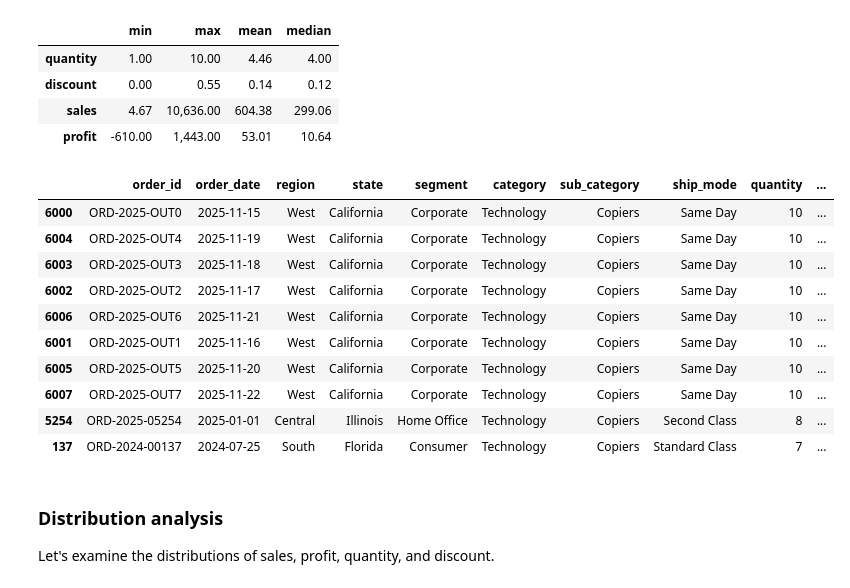
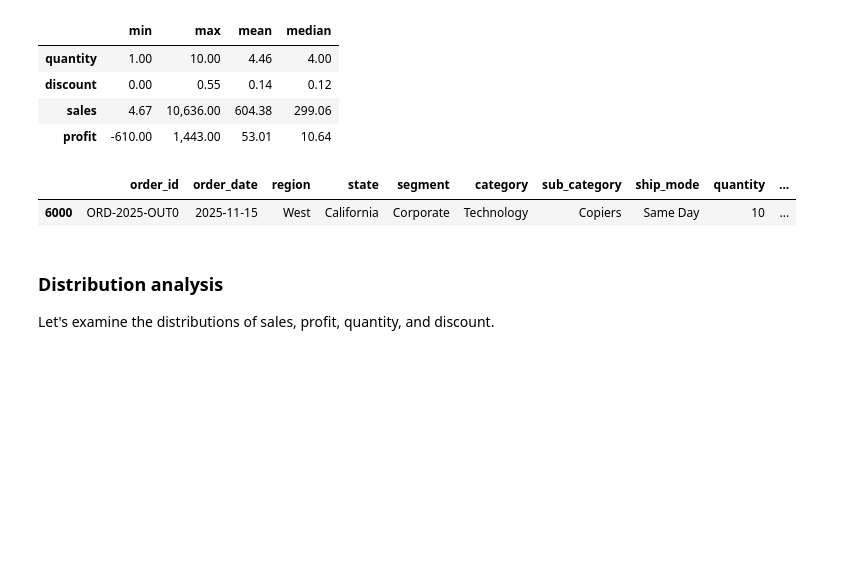
Before and after one commit to luhaibingster/data-science-python, a Jupyter notebook: week1/9_Data_Visualization-2.ipynb, the cells around one changed output. Saved outputs shown, nothing was run; the diff lists cells and outputs as text; code cells hidden in the pictures; blank space fills up the shorter version.

```diff
--- a/week1/9_Data_Visualization-2.ipynb
+++ b/week1/9_Data_Visualization-2.ipynb
@@ -540,19 +637,10 @@ df[numeric_cols].agg(["min", "max", "mean", "median"]).T
 | profit | -610.00 | 1,443.00 | 53.01 | 10.64 |
 # %%
 # Identify some possible outliers
-df.sort_values("sales", ascending=False).head(5)
+df.sort_values("sales", ascending=False).head(1)
 # %% [output]
 |  | order_id | order_date | region | state | segment | category | sub_category | ship_mode | quantity | ... |
 | 6000 | ORD-2025-OUT0 | 2025-11-15 | West | California | Corporate | Technology | Copiers | Same Day | 10 | ... |
-| 6004 | ORD-2025-OUT4 | 2025-11-19 | West | California | Corporate | Technology | Copiers | Same Day | 10 | ... |
-| 6003 | ORD-2025-OUT3 | 2025-11-18 | West | California | Corporate | Technology | Copiers | Same Day | 10 | ... |
-| 6002 | ORD-2025-OUT2 | 2025-11-17 | West | California | Corporate | Technology | Copiers | Same Day | 10 | ... |
-| 6006 | ORD-2025-OUT6 | 2025-11-21 | West | California | Corporate | Technology | Copiers | Same Day | 10 | ... |
-| 6001 | ORD-2025-OUT1 | 2025-11-16 | West | California | Corporate | Technology | Copiers | Same Day | 10 | ... |
-| 6005 | ORD-2025-OUT5 | 2025-11-20 | West | California | Corporate | Technology | Copiers | Same Day | 10 | ... |
-| 6007 | ORD-2025-OUT7 | 2025-11-22 | West | California | Corporate | Technology | Copiers | Same Day | 10 | ... |
-| 5254 | ORD-2025-05254 | 2025-01-01 | Central | Illinois | Home Office | Technology | Copiers | Second Class | 8 | ... |
-| 137 | ORD-2024-00137 | 2024-07-25 | South | Florida | Consumer | Technology | Copiers | Standard Class | 7 | ... |
 # %% [markdown]
 ### Distribution analysis
 
```
Also changed, not shown: parts of 8 cells of this notebook, 2 other files.
